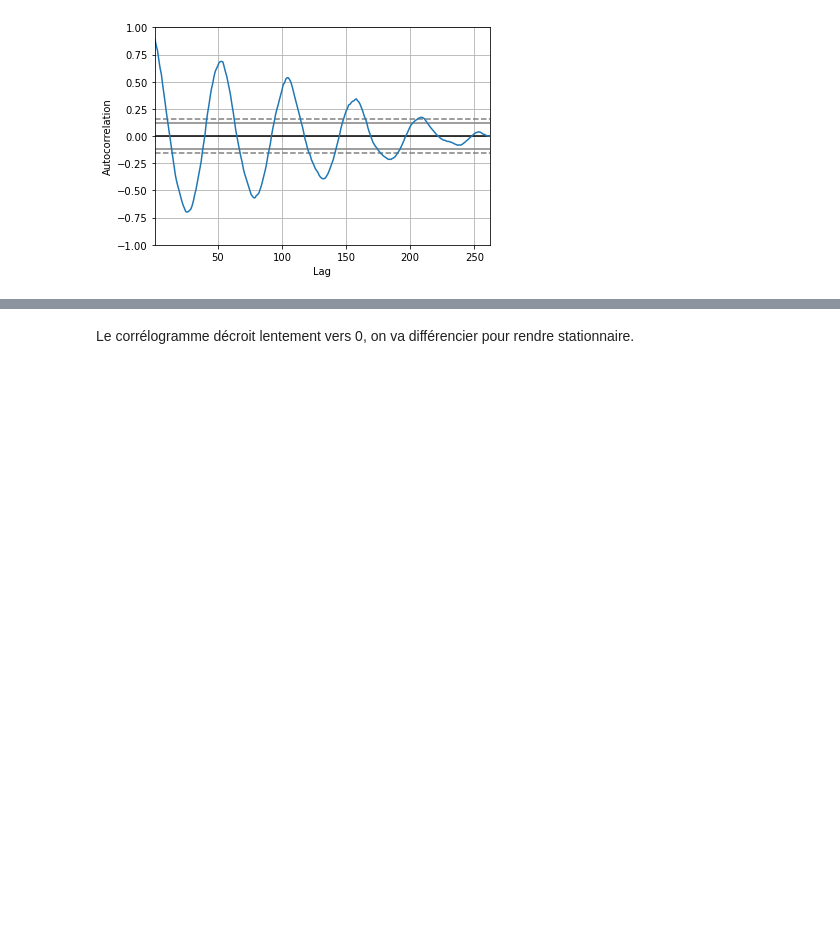
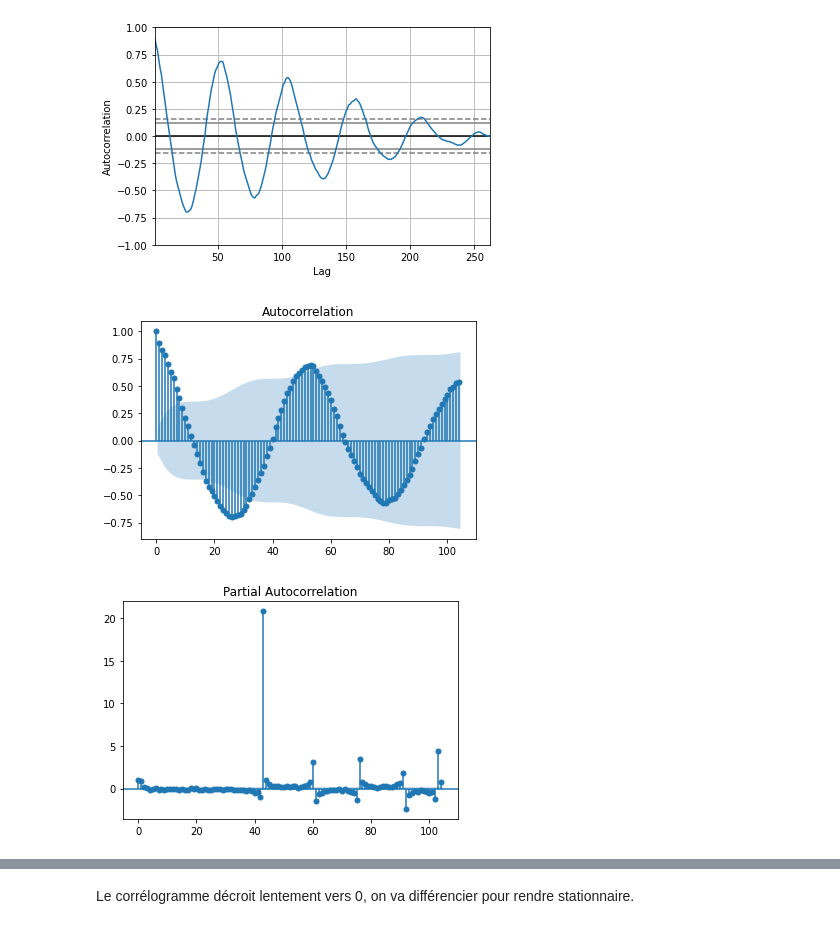
Before and after one commit to simondac/Py-wer, a Jupyter notebook: Modelisation_serie_temporelle_hebdo.ipynb, the cells around one changed output, grey strips where cells are left out. Saved outputs shown, nothing was run; the diff lists cells and outputs as text; code cells hidden in the pictures; blank space fills up the shorter version.

```diff
--- a/Modelisation_serie_temporelle_hebdo.ipynb
+++ b/Modelisation_serie_temporelle_hebdo.ipynb
@@ -93,3 +109,9 @@ plt.xticks(['2015-01', '2016-01', '2017-01', '2018-01', '2019-01', '2020-01']);
 pd.plotting.autocorrelation_plot(conso_nationale_hebdo['Consommation (MW)']);
 # %% [output]
 [figure]
+# %%
+plot_acf(conso_nationale_hebdo['Consommation (MW)'], lags=104)
+plot_pacf(conso_nationale_hebdo['Consommation (MW)'], lags=104);
+# %% [output]
+[figure, added]
+[figure, added]
```
Also changed, not shown: parts of 13 cells of this notebook, 2 other files.
